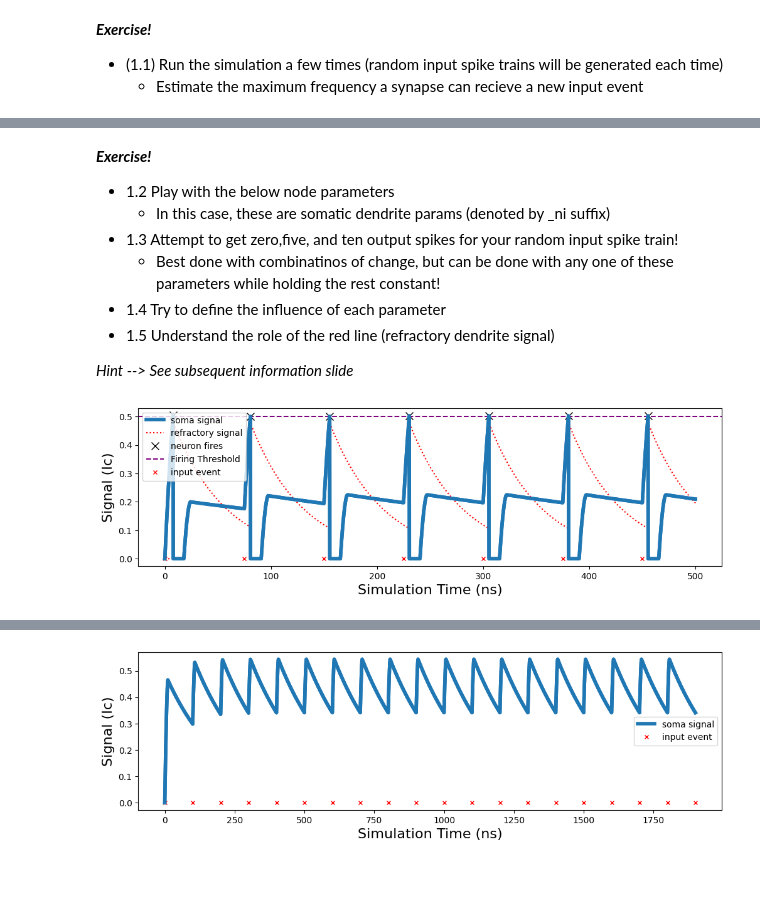
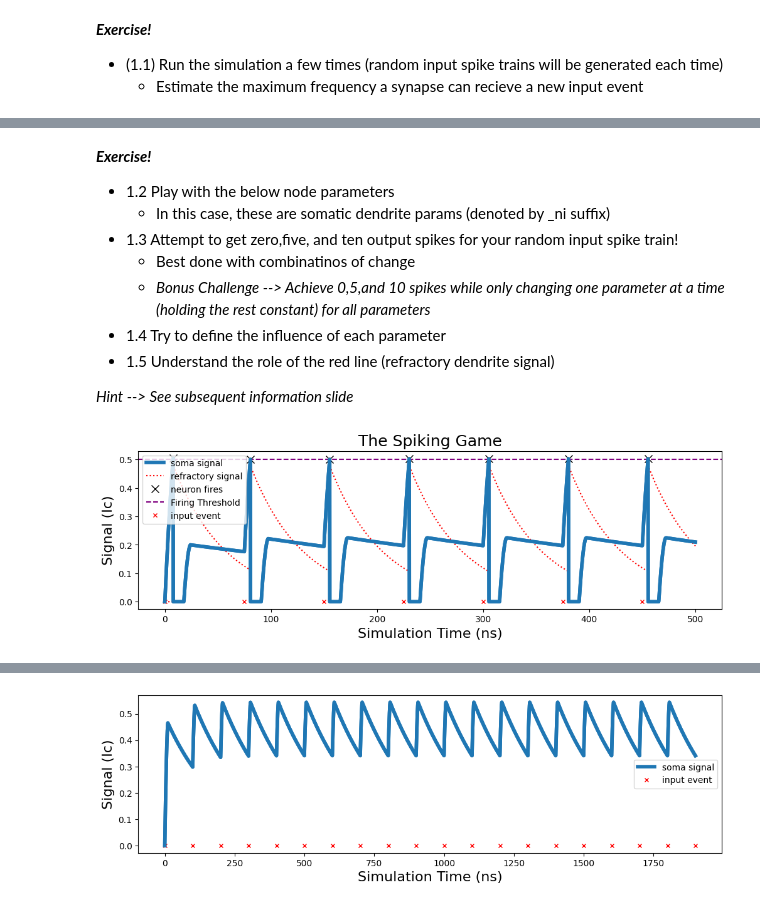
Before and after one commit to ryangitsit/sim_soens, a Jupyter notebook: tutorials/tutorial_NICE.ipynb, the cells around one changed output, grey strips where cells are left out. Drawn from its saved outputs; the diff is of its cells as text; code cells hidden in the pictures; blank space fills up the shorter version.

```diff
--- a/tutorials/tutorial_NICE.ipynb
+++ b/tutorials/tutorial_NICE.ipynb
@@ -151,7 +202,8 @@ node.plot_neuron_activity(net,spikes=True,phir=True,input=input)
  - 1.2 Play with the below node parameters
    - In this case, these are somatic dendrite params (denoted by _ni suffix)
  - 1.3 Attempt to get zero,five, and ten output spikes for your random input spike train!
-   - Best done with combinatinos of change, but can be done with any one of these parameters while holding the rest constant!
+   - Best done with combinatinos of change
+   - *Bonus Challenge --> Achieve 0,5,and 10 spikes while only changing one parameter at a time (holding the rest constant) for all parameters*
  - 1.4 Try to define the influence of each parameter
  - 1.5 Understand the role of the red line (refractory dendrite signal)
 
@@ -159,17 +211,17 @@ node.plot_neuron_activity(net,spikes=True,phir=True,input=input)
 # %%
 spike_times = np.arange(0,500,75)
 input = SuperInput(type='defined', defined_spikes=spike_times)
 
 node = SuperNode(
-    s_th    = .5,          # spiking threshold    (you choose)
+    s_th    = .5,           # spiking threshold    (you choose)
     ib_n    = 2.05,         # bias current         (realistically, must be between 1.4 and 2.05)
     tau_ni  = 400,          # time constant        (and positive value)
     beta_ni = 2*np.pi*1e3,  # inductance parameter (just change the exponent)
     )
 
 node.uniform_input(input)
 net = network(sim=True,dt=.1,tf=500,nodes=[node])
-node.plot_neuron_activity(net,ref=True,spikes=True,input=input)
+node.plot_neuron_activity(net,ref=True,spikes=True,input=input,title='The Spiking Game')
 # %% [output]
-[figure, old version]
+[figure, new version]
 # %% [markdown]
```
Also changed, not shown: parts of 30 cells of this notebook, 15 other files.
